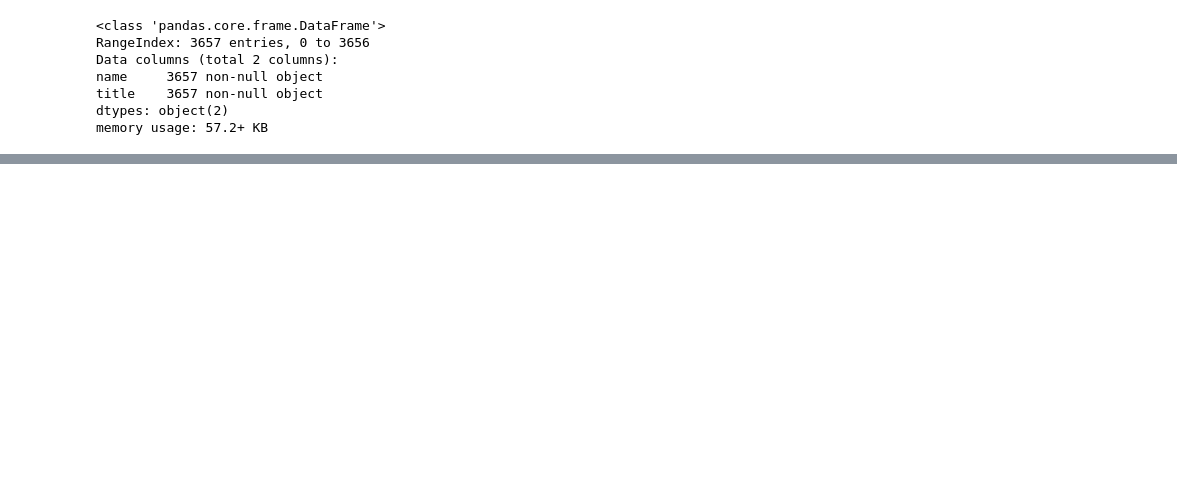
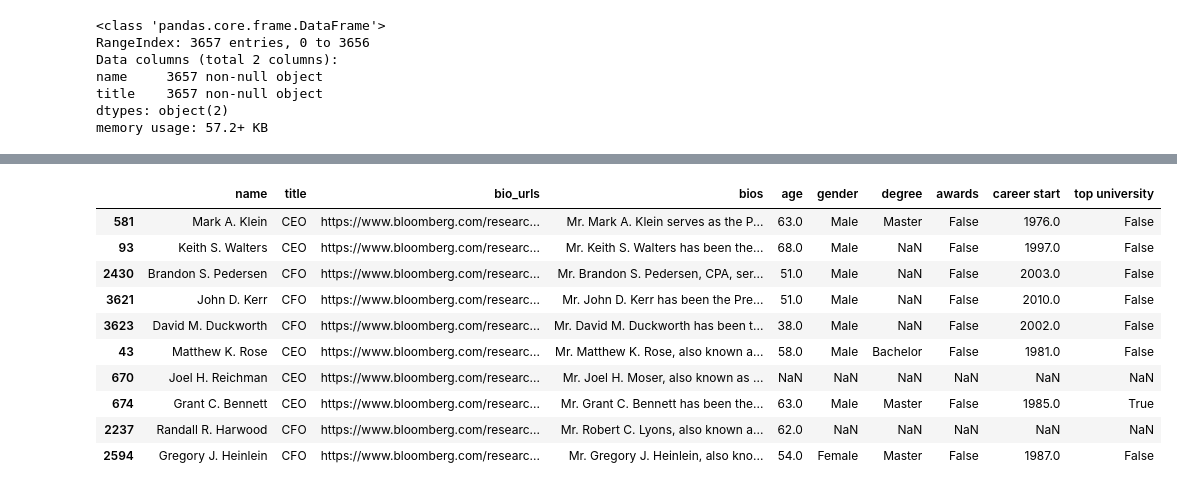
Before and after one commit to dennisgh/intermediate-data-science-capstone-project, a Jupyter notebook: PHASE_I/Feature_Generation_pt2.ipynb, the cells around one changed output, grey strips where cells are left out. Cells and saved outputs as stored; diff of their text form; code cells hidden in the pictures; blank space fills up the shorter version.

```diff
--- a/PHASE_I/Feature_Generation_pt2.ipynb
+++ b/PHASE_I/Feature_Generation_pt2.ipynb
@@ -347,0 +361,22 @@ df.head()
+# %%
+dfs = []
+for datafile in os.listdir('./bios_processed/'):
+    if datafile != '.DS_Store':
+        df = pd.read_csv('./bios_processed/'+datafile, header=0, index_col=0)
+        dfs.append(df)
+
+exec_features = pd.concat(dfs)
+
+exec_features[exec_features['bios'].notnull()].sample(10)
+# %% [output]
+|  | name | title | bio_urls | bios | age | gender | degree | awards | career start | top university |
+| 581 | Mark A. Klein | CEO | https://www.bloomberg.com/researc... | Mr. Mark A. Klein serves as the P... | 63.0 | Male | Master | False | 1976.0 | False |
+| 93 | Keith S. Walters | CEO | https://www.bloomberg.com/researc... | Mr. Keith S. Walters has been the... | 68.0 | Male | NaN | False | 1997.0 | False |
+| 2430 | Brandon S. Pedersen | CFO | https://www.bloomberg.com/researc... | Mr. Brandon S. Pedersen, CPA, ser... | 51.0 | Male | NaN | False | 2003.0 | False |
+| 3621 | John D. Kerr | CFO | https://www.bloomberg.com/researc... | Mr. John D. Kerr has been the Pre... | 51.0 | Male | NaN | False | 2010.0 | False |
+| 3623 | David M. Duckworth | CFO | https://www.bloomberg.com/researc... | Mr. David M. Duckworth has been t... | 38.0 | Male | NaN | False | 2002.0 | False |
+| 43 | Matthew K. Rose | CEO | https://www.bloomberg.com/researc... | Mr. Matthew K. Rose, also known a... | 58.0 | Male | Bachelor | False | 1981.0 | False |
+| 670 | Joel H. Reichman | CEO | https://www.bloomberg.com/researc... | Mr. Joel H. Moser, also known as ... | NaN | NaN | NaN | NaN | NaN | NaN |
+| 674 | Grant C. Bennett | CEO | https://www.bloomberg.com/researc... | Mr. Grant C. Bennett has been the... | 63.0 | Male | Master | False | 1985.0 | True |
+| 2237 | Randall R. Harwood | CFO | https://www.bloomberg.com/researc... | Mr. Robert C. Lyons, also known a... | 62.0 | NaN | NaN | NaN | NaN | NaN |
+| 2594 | Gregory J. Heinlein | CFO | https://www.bloomberg.com/researc... | Mr. Gregory J. Heinlein, also kno... | 54.0 | Female | Master | False | 1987.0 | False |
```
Also changed, not shown: parts of 9 cells of this notebook.
